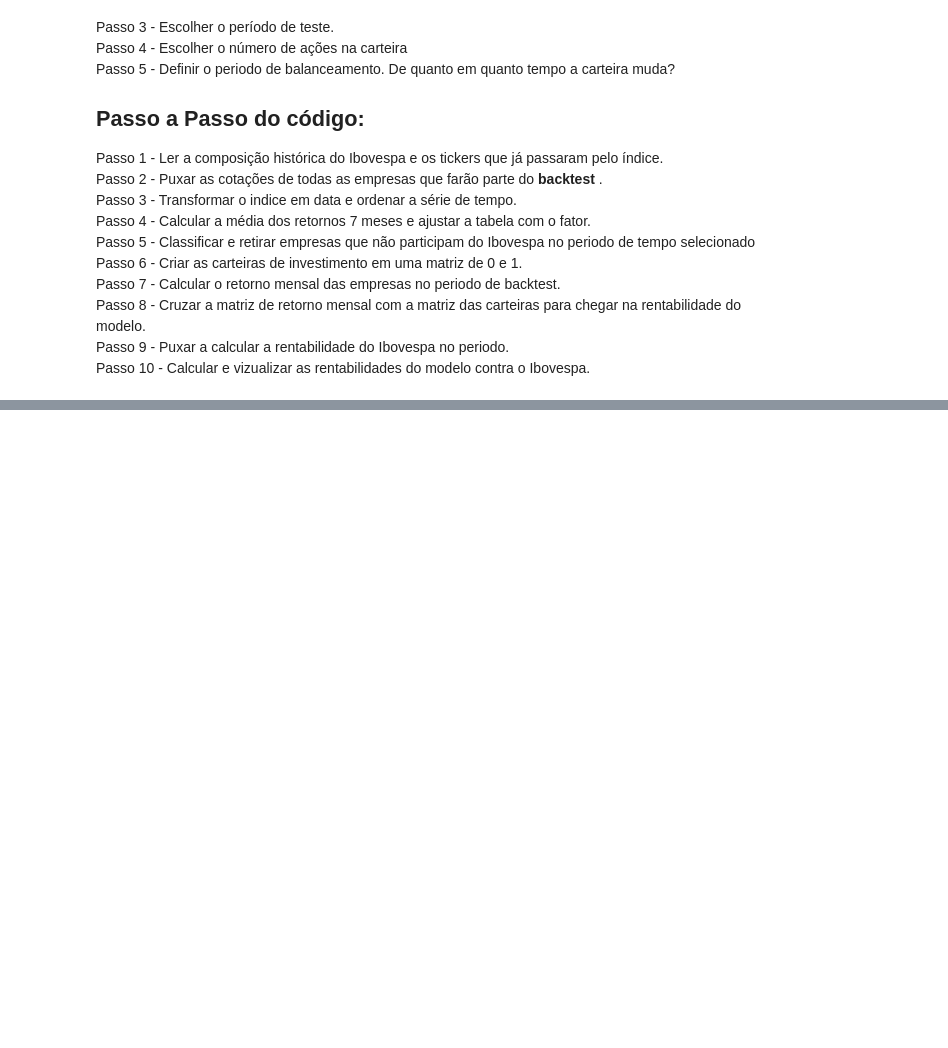
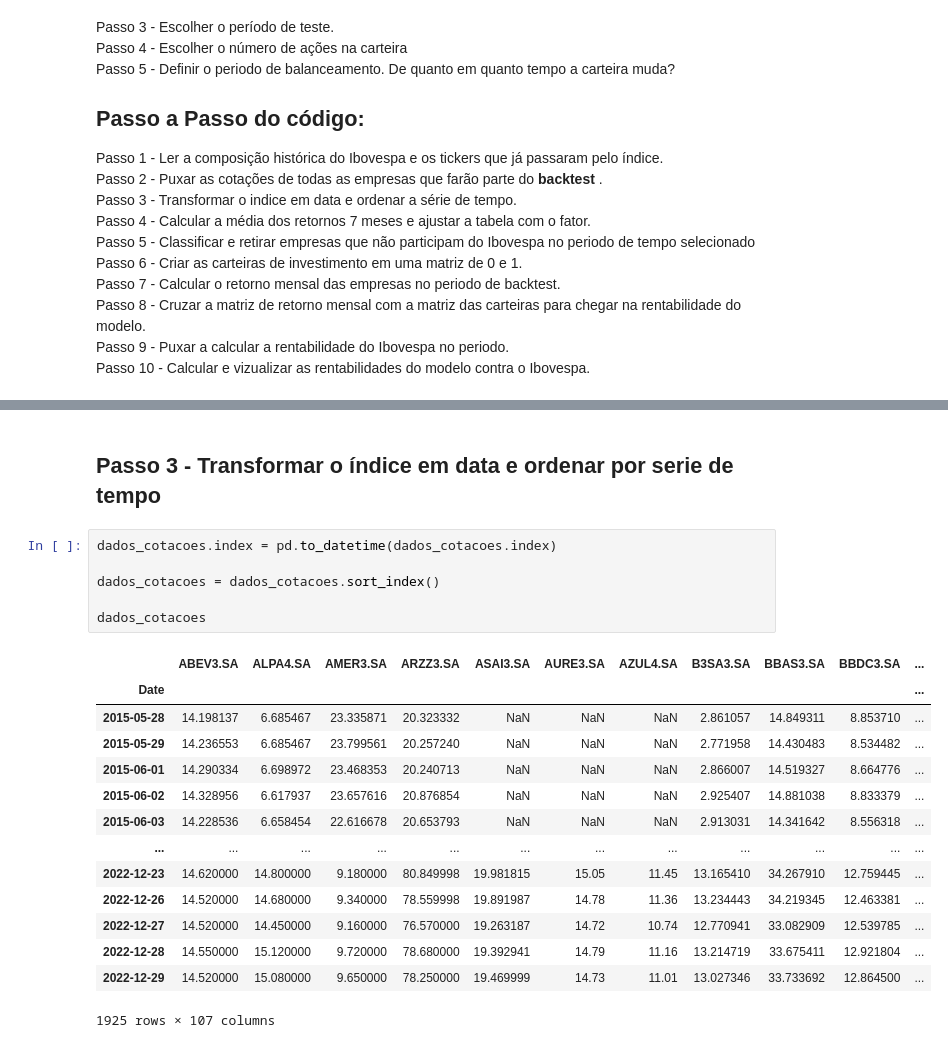
Before and after one commit to ClaudioFritzen/BootCampVaros, a Jupyter notebook: 03-Factor Investing.ipynb, the cells around one changed output, grey strips where cells are left out. Drawn from its saved outputs; the diff is of its cells as text; blank space fills up the shorter version.

```diff
--- a/03-Factor Investing.ipynb
+++ b/03-Factor Investing.ipynb
@@ -25,0 +119,23 @@ Passo 10 - Calcular e vizualizar as rentabilidades do modelo contra o Ibovespa.
+# %% [markdown]
+## Passo 3 - Transformar o índice em data e ordenar por serie de tempo
+# %%
+dados_cotacoes.index = pd.to_datetime(dados_cotacoes.index)
+
+dados_cotacoes = dados_cotacoes.sort_index()
+
+dados_cotacoes
+# %% [output]
+|  | ABEV3.SA | ALPA4.SA | AMER3.SA | ARZZ3.SA | ASAI3.SA | AURE3.SA | AZUL4.SA | B3SA3.SA | BBAS3.SA | BBDC3.SA | ... |
+| Date |  |  |  |  |  |  |  |  |  |  | ... |
+| 2015-05-28 | 14.198137 | 6.685467 | 23.335871 | 20.323332 | NaN | NaN | NaN | 2.861057 | 14.849311 | 8.853710 | ... |
+| 2015-05-29 | 14.236553 | 6.685467 | 23.799561 | 20.257240 | NaN | NaN | NaN | 2.771958 | 14.430483 | 8.534482 | ... |
+| 2015-06-01 | 14.290334 | 6.698972 | 23.468353 | 20.240713 | NaN | NaN | NaN | 2.866007 | 14.519327 | 8.664776 | ... |
+| 2015-06-02 | 14.328956 | 6.617937 | 23.657616 | 20.876854 | NaN | NaN | NaN | 2.925407 | 14.881038 | 8.833379 | ... |
+| 2015-06-03 | 14.228536 | 6.658454 | 22.616678 | 20.653793 | NaN | NaN | NaN | 2.913031 | 14.341642 | 8.556318 | ... |
+| ... | ... | ... | ... | ... | ... | ... | ... | ... | ... | ... | ... |
+| 2022-12-23 | 14.620000 | 14.800000 | 9.180000 | 80.849998 | 19.981815 | 15.05 | 11.45 | 13.165410 | 34.267910 | 12.759445 | ... |
+| 2022-12-26 | 14.520000 | 14.680000 | 9.340000 | 78.559998 | 19.891987 | 14.78 | 11.36 | 13.234443 | 34.219345 | 12.463381 | ... |
+| 2022-12-27 | 14.520000 | 14.450000 | 9.160000 | 76.570000 | 19.263187 | 14.72 | 10.74 | 12.770941 | 33.082909 | 12.539785 | ... |
+| 2022-12-28 | 14.550000 | 15.120000 | 9.720000 | 78.680000 | 19.392941 | 14.79 | 11.16 | 13.214719 | 33.675411 | 12.921804 | ... |
+| 2022-12-29 | 14.520000 | 15.080000 | 9.650000 | 78.250000 | 19.469999 | 14.73 | 11.01 | 13.027346 | 33.733692 | 12.864500 | ... |
+1925 rows × 107 columns
```
Also changed, not shown: parts of 12 cells of this notebook, 1 other file.
